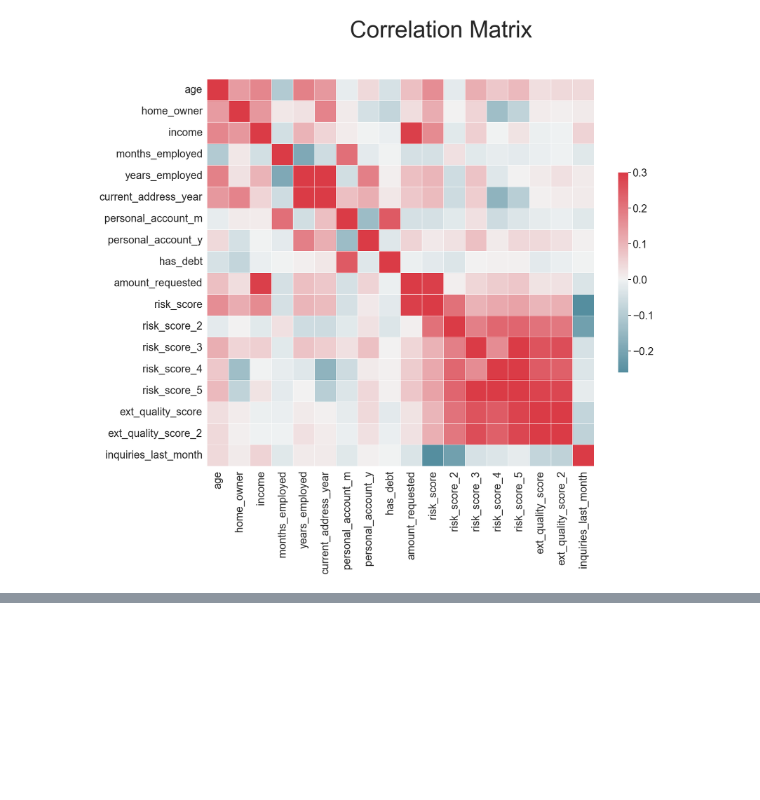
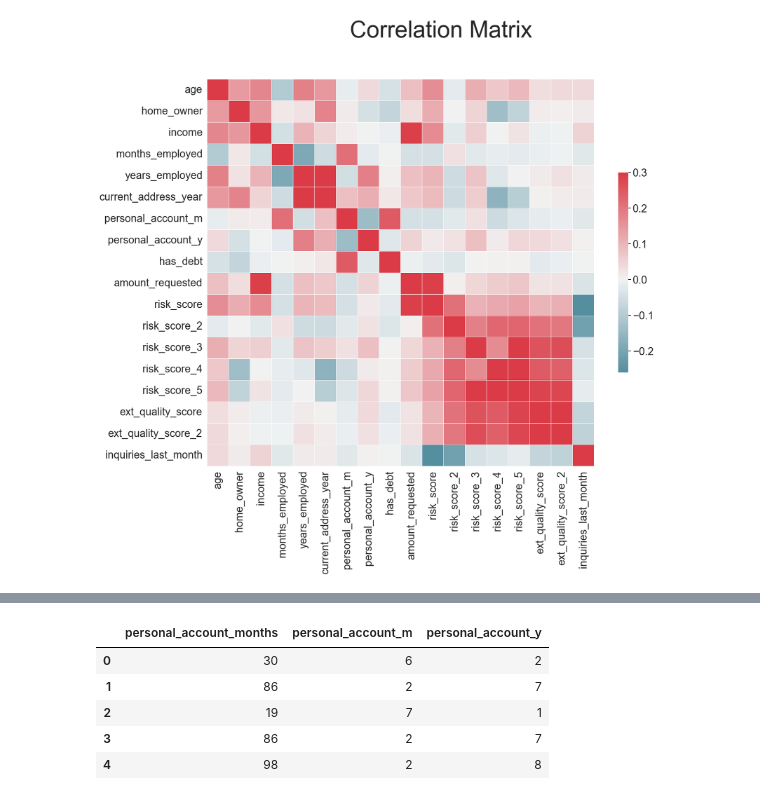
Before and after one commit to Devansh-Gupta-Official/likelihood-e-signing-loan, a Jupyter notebook: likelihood.ipynb, the cells around one changed output, grey strips where cells are left out. Saved outputs shown, nothing was run; the diff lists cells and outputs as text; code cells hidden in the pictures; blank space fills up the shorter version.

```diff
--- a/likelihood.ipynb
+++ b/likelihood.ipynb
@@ -110,0 +134,16 @@ sns.heatmap(corr,cmap=cmap,vmax=0.3,center=0,square=True,linewidths=0.5,cbar_kws
+# %%
+#getting rid of columns that we found faulty
+df=df.drop(columns=['months_employed'])
+# %%
+#we have 2 columns personal_account_m and personal_account_y
+#combining both columns
+df['personal_account_months'] = (df.personal_account_m+(df.personal_account_y*12))
+# %%
+df[['personal_account_months','personal_account_m','personal_account_y']].head()
+# %% [output]
+|  | personal_account_months | personal_account_m | personal_account_y |
+| 0 | 30 | 6 | 2 |
+| 1 | 86 | 2 | 7 |
+| 2 | 19 | 7 | 1 |
+| 3 | 86 | 2 | 7 |
+| 4 | 98 | 2 | 8 |
```
Also changed, not shown: parts of 5 cells of this notebook.
